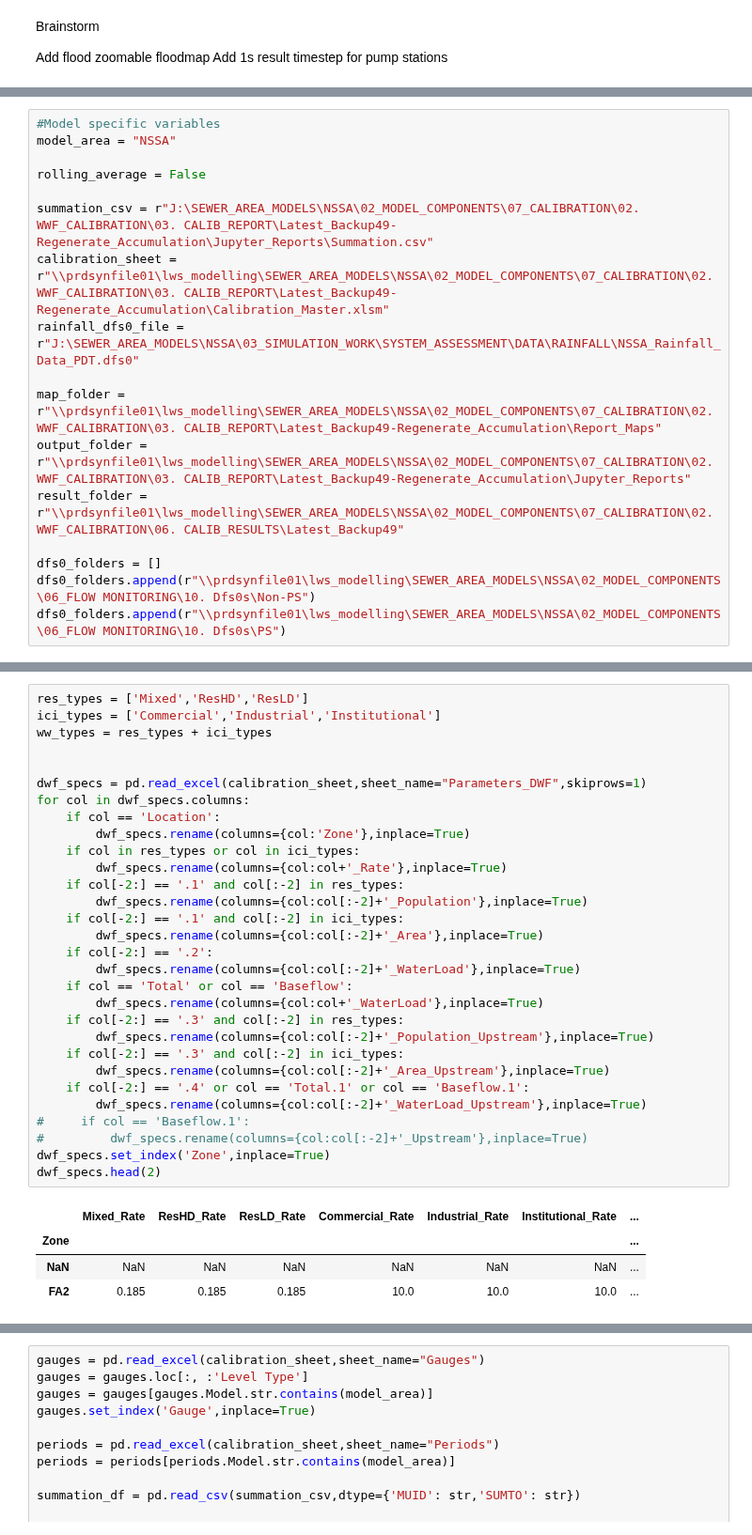
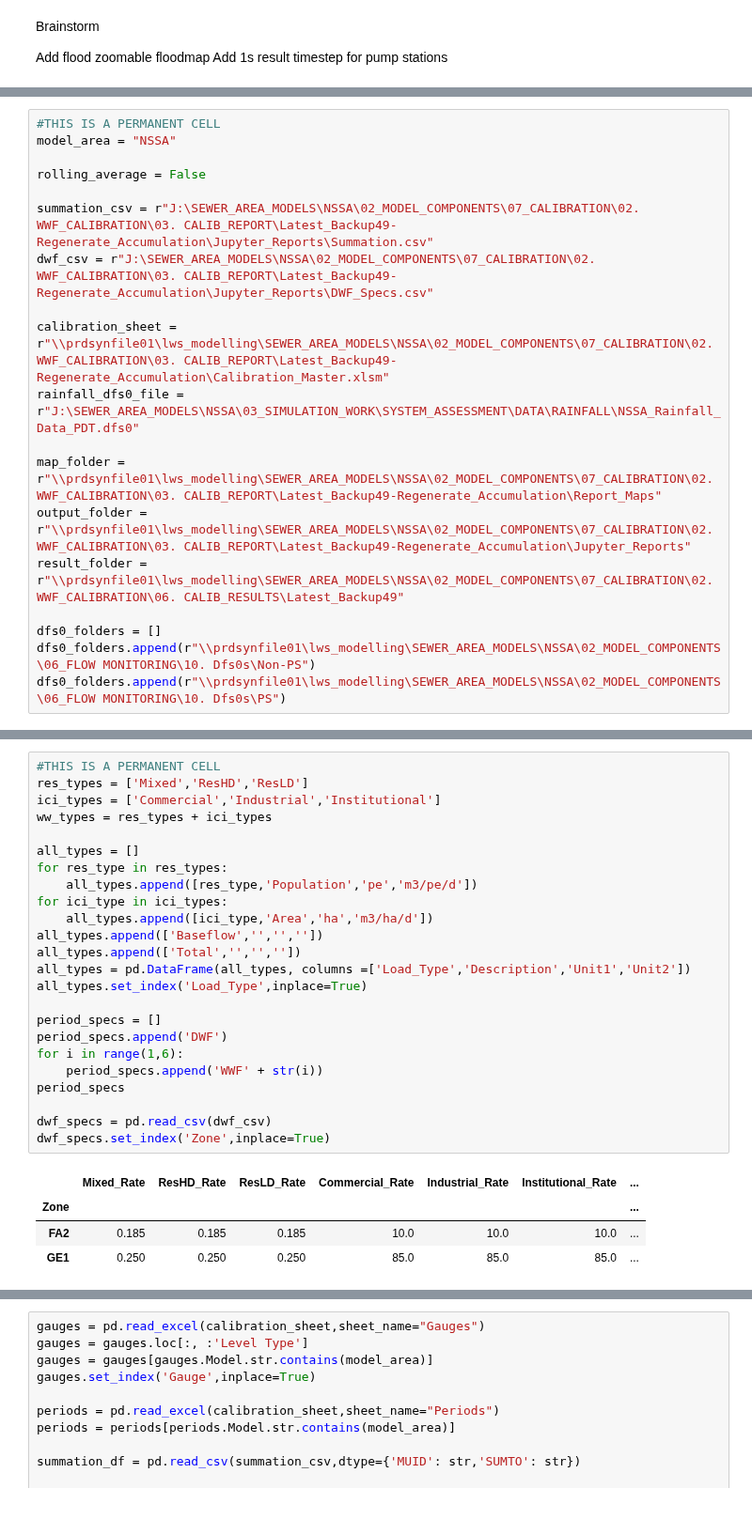
Before and after one commit to henriklocke/Calibration, a Jupyter notebook: Calibration.ipynb, the cells around one changed output, grey strips where cells are left out. Shown at 94% size. Cells and saved outputs as stored; diff of their text form.

Commit message:
Add files via upload
Loading WWF and DWF parameters from csv files instead of old calibration sheet.

```diff
--- a/Calibration.ipynb
+++ b/Calibration.ipynb
@@ -29,10 +33,12 @@ period_specs
 # %%
-#Model specific variables
+#THIS IS A PERMANENT CELL
 model_area = "NSSA"
 
 rolling_average = False
 
 summation_csv = r"J:\SEWER_AREA_MODELS\NSSA\02_MODEL_COMPONENTS\07_CALIBRATION\02. WWF_CALIBRATION\03. CALIB_REPORT\Latest_Backup49-Regenerate_Accumulation\Jupyter_Reports\Summation.csv"
+dwf_csv = r"J:\SEWER_AREA_MODELS\NSSA\02_MODEL_COMPONENTS\07_CALIBRATION\02. WWF_CALIBRATION\03. CALIB_REPORT\Latest_Backup49-Regenerate_Accumulation\Jupyter_Reports\DWF_Specs.csv"
+
 calibration_sheet = r"\\prdsynfile01\lws_modelling\SEWER_AREA_MODELS\NSSA\02_MODEL_COMPONENTS\07_CALIBRATION\02. WWF_CALIBRATION\03. CALIB_REPORT\Latest_Backup49-Regenerate_Accumulation\Calibration_Master.xlsm"
 rainfall_dfs0_file = r"J:\SEWER_AREA_MODELS\NSSA\03_SIMULATION_WORK\SYSTEM_ASSESSMENT\DATA\RAINFALL\NSSA_Rainfall_Data_PDT.dfs0"
 
@@ -50,36 +52,30 @@ NameError: name 'gauges' is not defined
 # %%
+#THIS IS A PERMANENT CELL
 res_types = ['Mixed','ResHD','ResLD']
 ici_types = ['Commercial','Industrial','Institutional']
 ww_types = res_types + ici_types
 
+all_types = []
+for res_type in res_types:
+    all_types.append([res_type,'Population','pe','m3/pe/d'])
+for ici_type in ici_types:
+    all_types.append([ici_type,'Area','ha','m3/ha/d'])
+all_types.append(['Baseflow','','',''])
+all_types.append(['Total','','',''])
+all_types = pd.DataFrame(all_types, columns =['Load_Type','Description','Unit1','Unit2'])
+all_types.set_index('Load_Type',inplace=True)
 
-dwf_specs = pd.read_excel(calibration_sheet,sheet_name="Parameters_DWF",skiprows=1)
-for col in dwf_specs.columns:
-    if col == 'Location':
-        dwf_specs.rename(columns={col:'Zone'},inplace=True)
-    if col in res_types or col in ici_types:
-        dwf_specs.rename(columns={col:col+'_Rate'},inplace=True)
-    if col[-2:] == '.1' and col[:-2] in res_types:
-        dwf_specs.rename(columns={col:col[:-2]+'_Population'},inplace=True)
-    if col[-2:] == '.1' and col[:-2] in ici_types:
-        dwf_specs.rename(columns={col:col[:-2]+'_Area'},inplace=True)
-    if col[-2:] == '.2':
-        dwf_specs.rename(columns={col:col[:-2]+'_WaterLoad'},inplace=True)
-    if col == 'Total' or col == 'Baseflow':
-        dwf_specs.rename(columns={col:col+'_WaterLoad'},inplace=True)
-    if col[-2:] == '.3' and col[:-2] in res_types:
-        dwf_specs.rename(columns={col:col[:-2]+'_Population_Upstream'},inplace=True)
-    if col[-2:] == '.3' and col[:-2] in ici_types:
-        dwf_specs.rename(columns={col:col[:-2]+'_Area_Upstream'},inplace=True)
-    if col[-2:] == '.4' or col == 'Total.1' or col == 'Baseflow.1':
-        dwf_specs.rename(columns={col:col[:-2]+'_WaterLoad_Upstream'},inplace=True)
-#     if col == 'Baseflow.1':
-#         dwf_specs.rename(columns={col:col[:-2]+'_Upstream'},inplace=True)
+period_specs = []
+period_specs.append('DWF')
+for i in range(1,6):
+    period_specs.append('WWF' + str(i))
+period_specs
+
+dwf_specs = pd.read_csv(dwf_csv)
 dwf_specs.set_index('Zone',inplace=True)
-dwf_specs.head(2)
 # %% [output]
 |  | Mixed_Rate | ResHD_Rate | ResLD_Rate | Commercial_Rate | Industrial_Rate | Institutional_Rate | ... |
 | Zone |  |  |  |  |  |  | ... |
-| NaN | NaN | NaN | NaN | NaN | NaN | NaN | ... |
 | FA2 | 0.185 | 0.185 | 0.185 | 10.0 | 10.0 | 10.0 | ... |
+| GE1 | 0.250 | 0.250 | 0.250 | 85.0 | 85.0 | 85.0 | ... |
 2 rows × 34 columns
```
Also changed, not shown: parts of 10 cells of this notebook.
